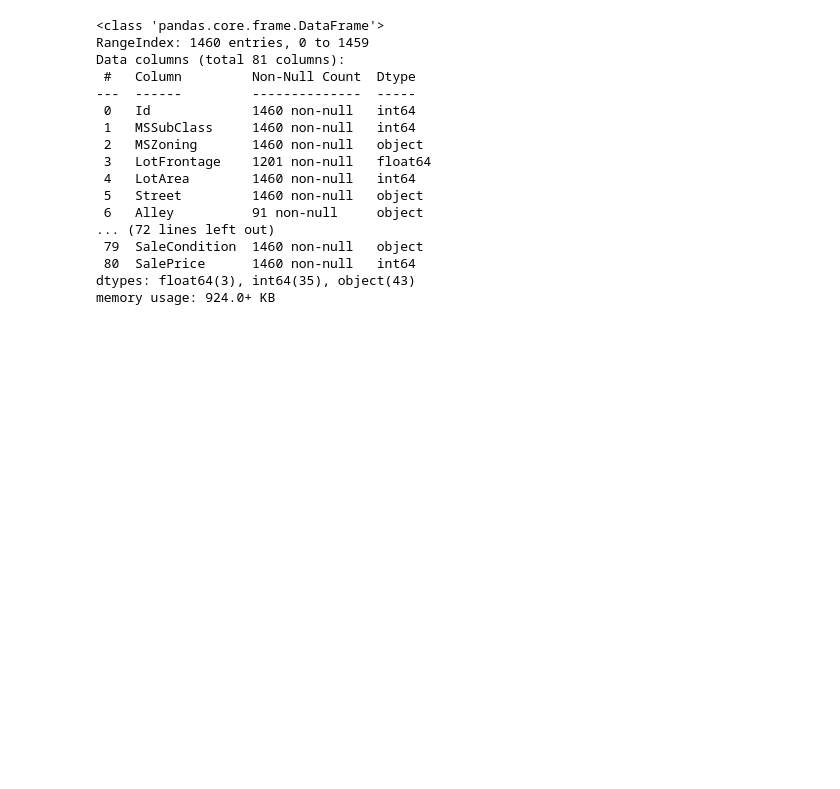
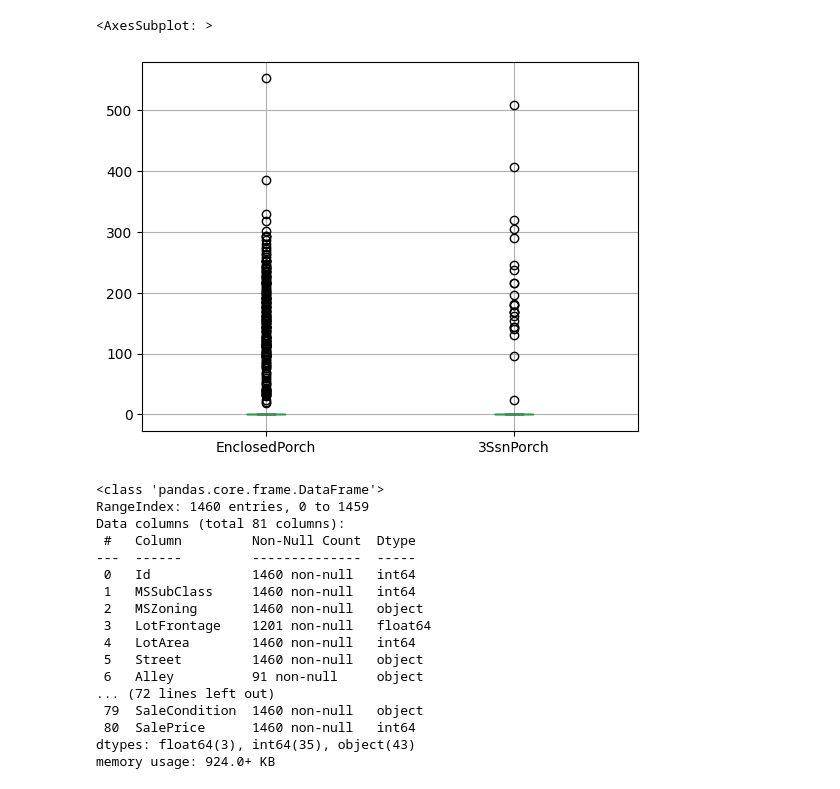
Before and after one commit to krissupervizz/regression_kaggle_competition, a Jupyter notebook: notebooks/draft.ipynb, the cells around one changed output. Saved outputs shown, nothing was run; the diff lists cells and outputs as text; code cells hidden in the pictures; blank space fills up the shorter version.

```diff
--- a/notebooks/draft.ipynb
+++ b/notebooks/draft.ipynb
@@ -60,3 +86,8 @@ train_data
+# %%
+train_data.loc[:, 'EnclosedPorch':'3SsnPorch'].boxplot()
+# %% [output]
+<AxesSubplot: >
+[figure, added]
 # %%
 def drop_id(df: pd.DataFrame) -> pd.DataFrame:
     df = df.drop(ID_COL, axis=1)
```
Also changed, not shown: parts of 55 cells of this notebook, 5 other files.
